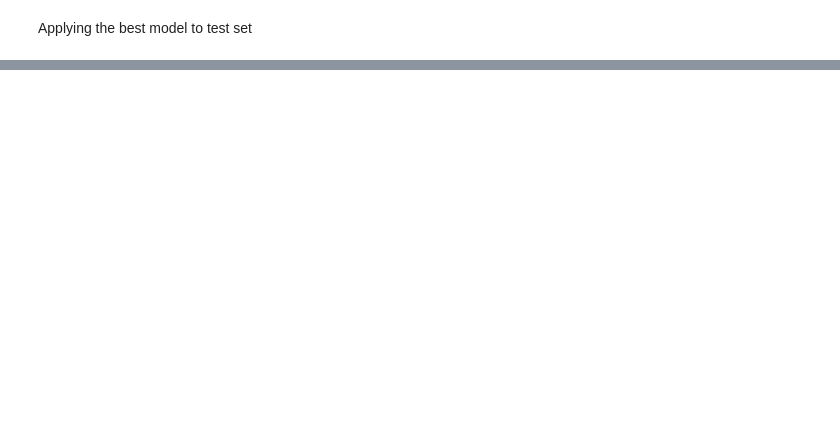
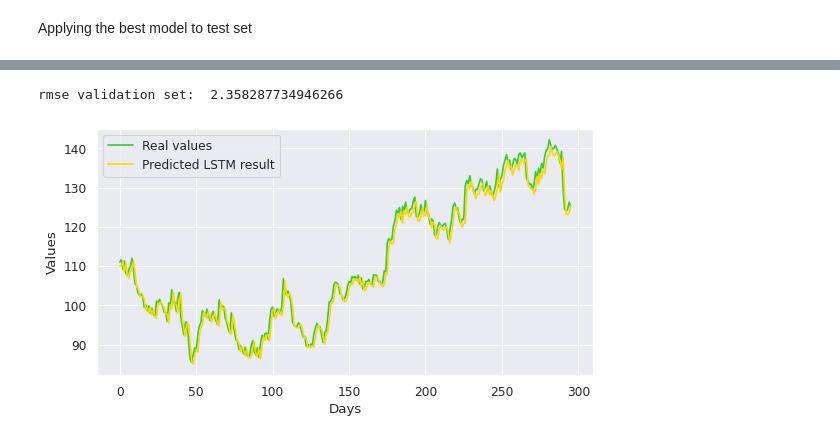
Before and after one commit to anhdo1896/Stock_Price_Prediction_Using_RNN, a Jupyter notebook: Stock_Price_Prediction_Using_RNN.ipynb, the cells around one changed output, grey strips where cells are left out. Saved outputs shown, nothing was run; the diff lists cells and outputs as text; code cells hidden in the pictures; blank space fills up the shorter version.

```diff
--- a/Stock_Price_Prediction_Using_RNN.ipynb
+++ b/Stock_Price_Prediction_Using_RNN.ipynb
@@ -353,3 +360,4 @@ Applying the best model to test set
 # %%
 predicted_test=model1.predict(X_test)
 predicted_test=min_max_scaler.inverse_transform(predicted_test)
+y_test = min_max_scaler.inverse_transform(y_test)
@@ -356,12 +366,16 @@ predicted_test=min_max_scaler.inverse_transform(predicted_test)
 # %%
-rmse = np.sqrt(np.mean(((predicted_test - test) ** 2)))
+rmse = np.sqrt(np.mean(((predicted_test - y_test) ** 2)))
 print("rmse validation set: ", rmse)
+# %% [output]
+rmse validation set:  2.358287734946266
 # %%
 plt.figure(figsize=(8,4), dpi=80, facecolor='w', edgecolor='k')
-plt.plot(valid,color="LimeGreen",label="Real values")
-plt.plot(predicted_data_valid2,color="Gold",label="Predicted LSTM result")
+plt.plot(y_test,color="LimeGreen",label="Real values")
+plt.plot(predicted_test,color="Gold",label="Predicted LSTM result")
 plt.legend()
 plt.xlabel("Days")
 plt.ylabel("Values")
 plt.grid(True)
 plt.show()
+# %% [output]
+[figure, added]
```
Also changed, not shown: parts of 15 cells of this notebook.
